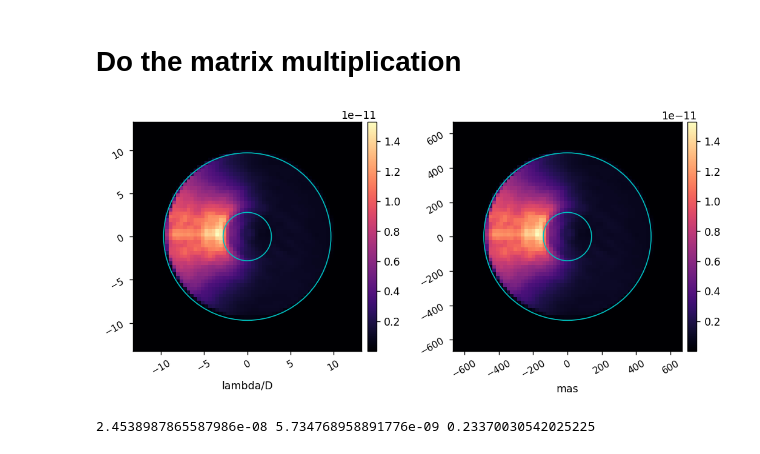
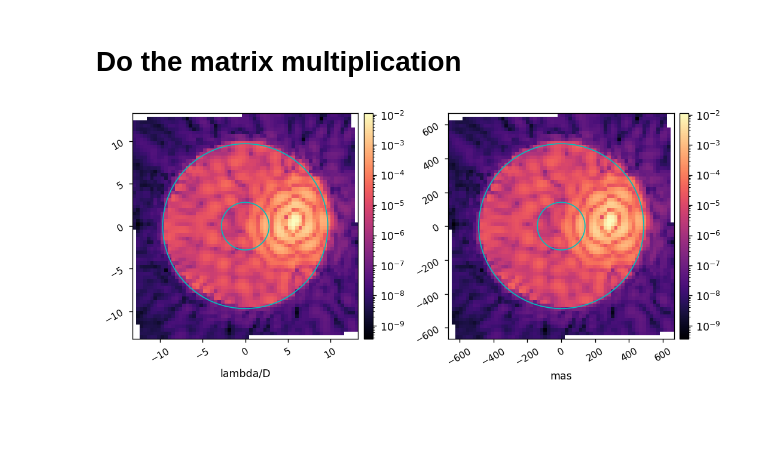
Before and after one commit to kian1377/disk-processing, a Jupyter notebook: hlc_band1_0920_run_disk_sim.ipynb, the cells around one changed output. Saved outputs shown, nothing was run; the diff lists cells and outputs as text; code cells hidden in the pictures; blank space fills up the shorter version.

```diff
--- a/hlc_band1_0920_run_disk_sim.ipynb
+++ b/hlc_band1_0920_run_disk_sim.ipynb
@@ -79,0 +82,9 @@ mask
+# %%
+disk = np.zeros((ndisk,ndisk))
+disk[ndisk//2,5*ndisk//7] = 1
+
+patches1 = [Circle((0, 0), iwa.value, color='c', fill=False), Circle((0, 0), owa.value, color='c', fill=False)]
+patches2 = [Circle((0, 0), iwa_mas.value, color='c', fill=False), Circle((0, 0), owa_mas.value, color='c', fill=False)]
+misc.myimshow2(disk, disk, lognorm1=False, lognorm2=False,
+               pxscl1=disk_pixelscale_lamD, pxscl2=disk_pixelscale_mas,
+               patches1=patches1, patches2=patches2 )
@@ -89,17 +102,11 @@ f.close()
 # %%
 disk_sim = np.reshape(ipsf_matrix.dot(disk.flatten()), (npsf,npsf))
 
 patches1 = [Circle((0, 0), iwa.value, color='c', fill=False), Circle((0, 0), owa.value, color='c', fill=False)]
 patches2 = [Circle((0, 0), iwa_mas.value, color='c', fill=False), Circle((0, 0), owa_mas.value, color='c', fill=False)]
-misc.myimshow2(disk_sim, disk_sim, lognorm1=False, lognorm2=False,
+misc.myimshow2(disk_sim, disk_sim,
+               lognorm1=True, lognorm2=True,
                pxscl1=psf_pixelscale_lamD, pxscl2=psf_pixelscale_mas,
                patches1=patches1, patches2=patches2 )
 # %% [output]
-[figure, old version]
+[figure, new version]
-# %%
-disk_sum = (mask*disk).sum()
-im_sum = (mask*disk_sim).sum()
-
-print(disk_sum, im_sum, im_sum/disk_sum)
-# %% [output]
-2.4538987865587986e-08 5.734768958891776e-09 0.23370030542025225
```
Also changed, not shown: parts of 4 cells of this notebook, 2 other files.
